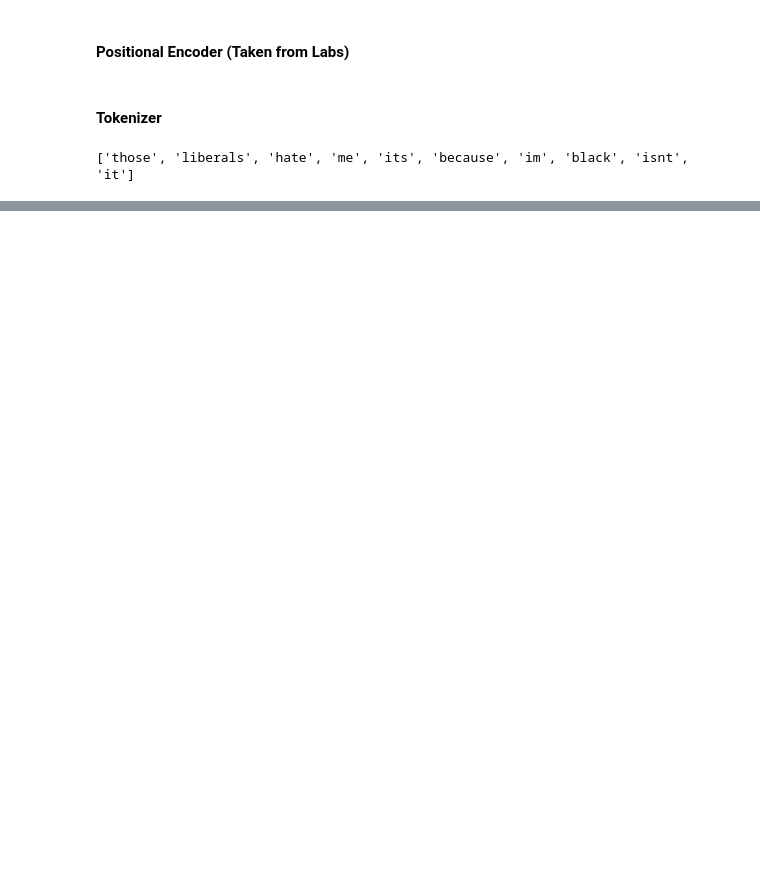
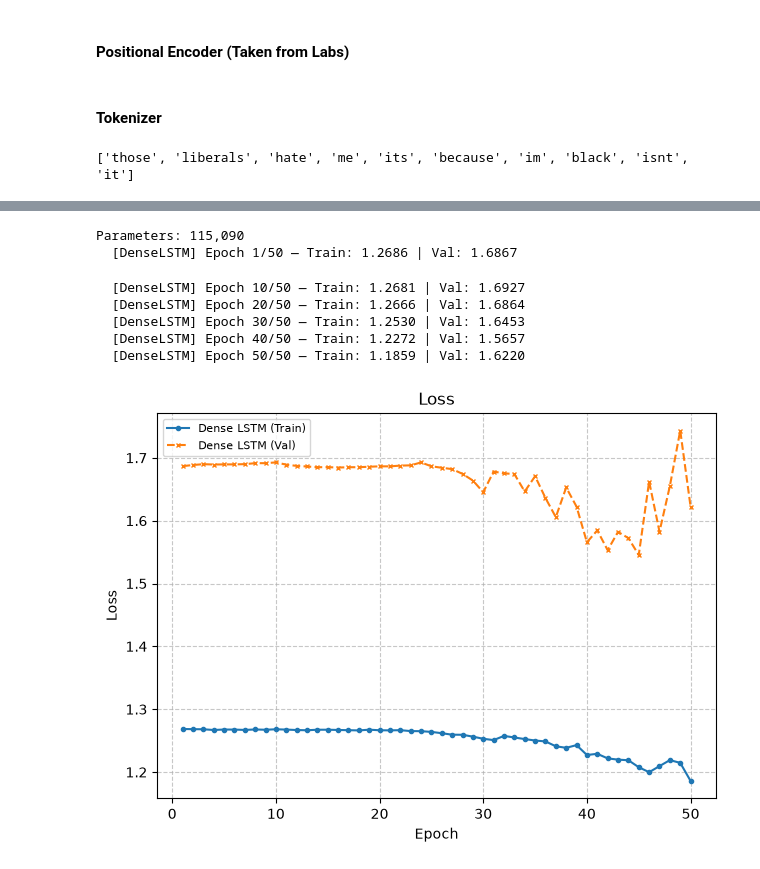
Before and after one commit to LoganJGunawan/DeepLearning2, a Jupyter notebook: main.ipynb, the cells around one changed output, grey strips where cells are left out. Saved outputs shown, nothing was run; the diff lists cells and outputs as text; code cells hidden in the pictures; blank space fills up the shorter version.

```diff
--- a/main.ipynb
+++ b/main.ipynb
@@ -436,0 +645,24 @@ Parameters: 127,446
+# %%
+class DenseLSTM(nn.Module):
+    def __init__(self, embedding_matrix, num_classes, hidden_dim, freeze_embeddings=True):
+        super().__init__()
+
+        vocab_size, embed_dim = embedding_matrix.shape
+        self.embedding = nn.Embedding.from_pretrained(
+            embedding_matrix, freeze=freeze_embeddings, padding_idx=PAD_IDX
+        )
+
+        self.rnn = nn.LSTM(embed_dim, hidden_dim, batch_first=True)
+
+        self.fc = nn.Sequential(
+            nn.Dropout(0.3),
+            nn.Linear(hidden_dim, num_classes)
+        )
+
+    def forward(self, x, lengths=None):
+        x = self.embedding(x)
+        output, hidden = self.rnn(x)
+
+        hidden = hidden[0]
+
+        return self.fc(hidden[-1])
@@ -436,0 +673,30 @@ Parameters: 127,446
+# %%
+torch.manual_seed(67)
+dense_lstm = DenseLSTM(
+    embedding_matrix=embedding_matrix,
+    num_classes=len(LABELS),
+    hidden_dim=128,
+    freeze_embeddings=True
+).to(device)
+
+criterion = nn.BCEWithLogitsLoss(pos_weight = task1_label_weights)
+optimizer = optim.Adam(dense_lstm.parameters(), lr=5e-4)
+
+print(f'Parameters: {sum(p.numel() for p in dense_lstm.parameters()):,}')
+
+all_results = {}
+all_results['Dense LSTM'] = run_experiment(
+    dense_lstm, optimizer, criterion, train_loader, val_loader,
+    epochs=50, name='DenseLSTM'
+)
+
+plot_experiments(all_results)
+# %% [output]
+Parameters: 115,090
+  [DenseLSTM] Epoch 1/50 — Train: 1.2686 | Val: 1.6867
+  [DenseLSTM] Epoch 10/50 — Train: 1.2681 | Val: 1.6927
+  [DenseLSTM] Epoch 20/50 — Train: 1.2666 | Val: 1.6864
+  [DenseLSTM] Epoch 30/50 — Train: 1.2530 | Val: 1.6453
+  [DenseLSTM] Epoch 40/50 — Train: 1.2272 | Val: 1.5657
+  [DenseLSTM] Epoch 50/50 — Train: 1.1859 | Val: 1.6220
+[figure, added]
```
Also changed, not shown: parts of 62 cells of this notebook.
